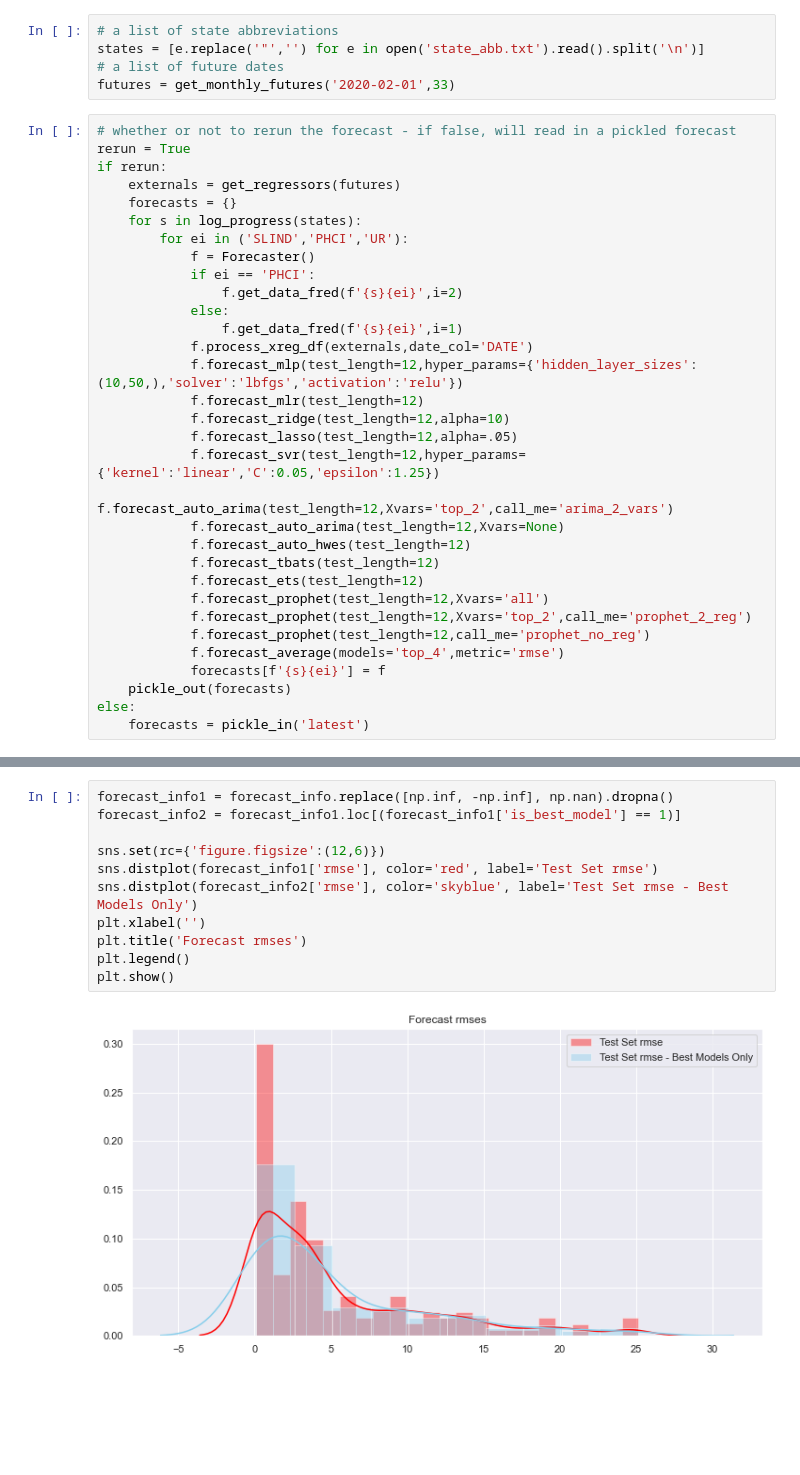
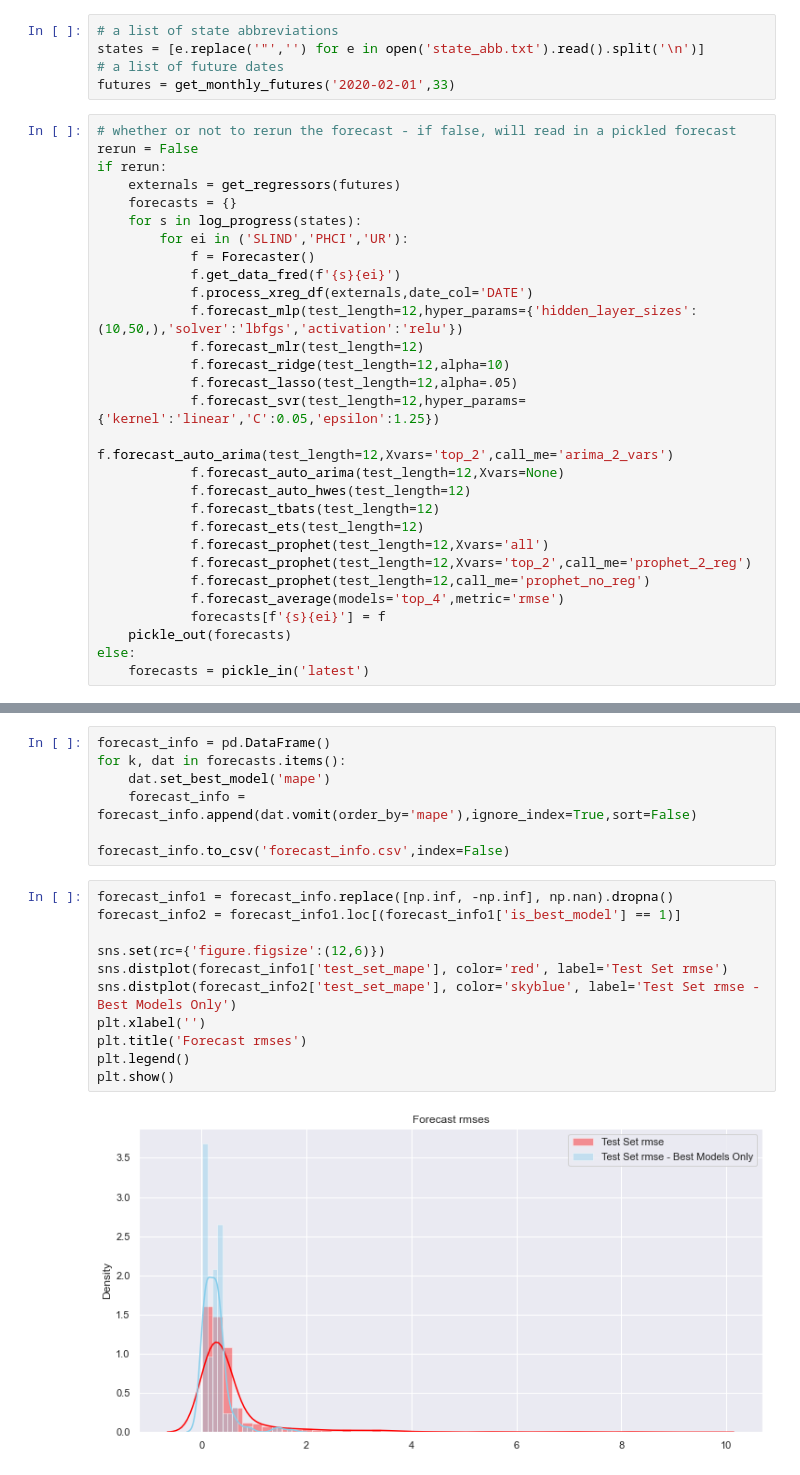
Before and after one commit to mikekeith52/AllStatesForecast, a Jupyter notebook: forecast.ipynb, the cells around one changed output, grey strips where cells are left out. Cells and saved outputs as stored; diff of their text form; blank space fills up the shorter version.

```diff
--- a/forecast.ipynb
+++ b/forecast.ipynb
@@ -138,17 +138,14 @@ states = [e.replace('"','') for e in open('state_abb.txt').read().split('\n')]
 futures = get_monthly_futures('2020-02-01',33)
 # %%
 # whether or not to rerun the forecast - if false, will read in a pickled forecast
-rerun = True
+rerun = False
 if rerun:
     externals = get_regressors(futures)
     forecasts = {}
     for s in log_progress(states):
         for ei in ('SLIND','PHCI','UR'):
             f = Forecaster()
-            if ei == 'PHCI':
-                f.get_data_fred(f'{s}{ei}',i=2)
-            else:
-                f.get_data_fred(f'{s}{ei}',i=1)
+            f.get_data_fred(f'{s}{ei}')
             f.process_xreg_df(externals,date_col='DATE')
             f.forecast_mlp(test_length=12,hyper_params={'hidden_layer_sizes':(10,50,),'solver':'lbfgs','activation':'relu'})
             f.forecast_mlr(test_length=12)
@@ -231,14 +168,21 @@ forecast_info = pd.read_csv('forecast_info.csv',sep=';')
+# %%
+forecast_info = pd.DataFrame()
+for k, dat in forecasts.items():
+    dat.set_best_model('mape')
+    forecast_info = forecast_info.append(dat.vomit(order_by='mape'),ignore_index=True,sort=False)
+
+forecast_info.to_csv('forecast_info.csv',index=False)
 # %%
 forecast_info1 = forecast_info.replace([np.inf, -np.inf], np.nan).dropna()
 forecast_info2 = forecast_info1.loc[(forecast_info1['is_best_model'] == 1)]
 
 sns.set(rc={'figure.figsize':(12,6)})
-sns.distplot(forecast_info1['rmse'], color='red', label='Test Set rmse')
-sns.distplot(forecast_info2['rmse'], color='skyblue', label='Test Set rmse - Best Models Only')
+sns.distplot(forecast_info1['test_set_mape'], color='red', label='Test Set rmse')
+sns.distplot(forecast_info2['test_set_mape'], color='skyblue', label='Test Set rmse - Best Models Only')
 plt.xlabel('')
 plt.title('Forecast rmses')
 plt.legend()
 plt.show()
 # %% [output]
-[figure, old version]
+[figure, new version]
 # %%
```
Also changed, not shown: parts of 4 cells of this notebook, 8 other files.
